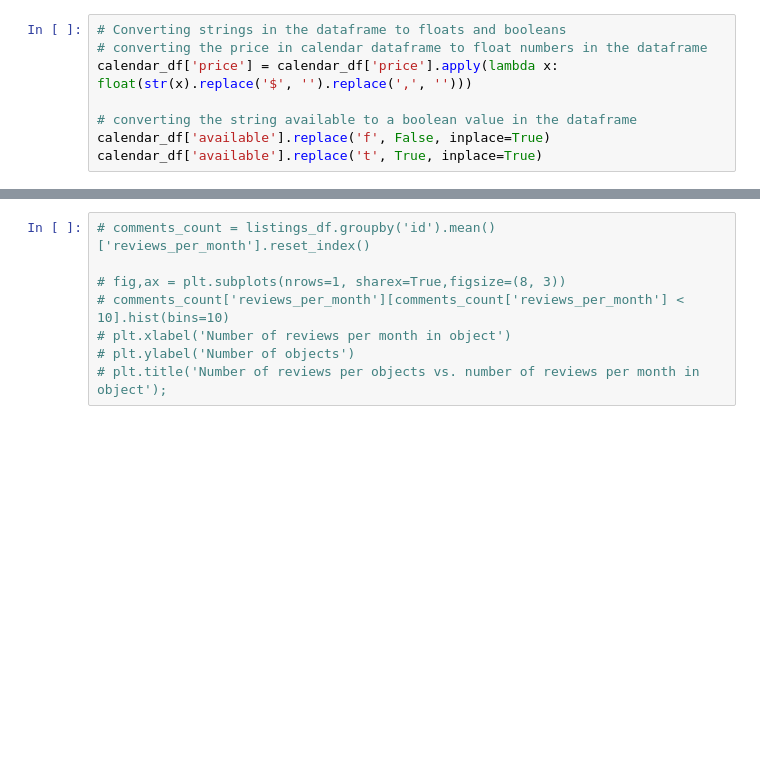
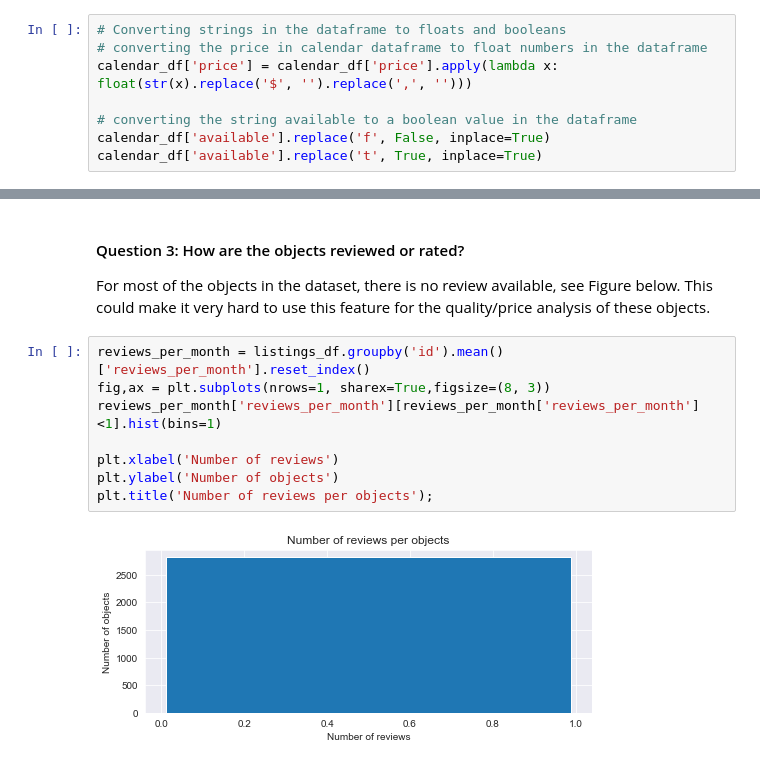
Before and after one commit to mirsadraee/Udacity_Data_Science_Projetcs, a Jupyter notebook: Project_01/Project_01_Airbnb_Data_Analysis.ipynb, the cells around one changed output, grey strips where cells are left out. Cells and saved outputs as stored; diff of their text form; blank space fills up the shorter version.

```diff
--- a/Project_01/Project_01_Airbnb_Data_Analysis.ipynb
+++ b/Project_01/Project_01_Airbnb_Data_Analysis.ipynb
@@ -86,8 +170,13 @@ plt.title('Number of objects vs. number of beds in object');
+# %% [markdown]
+#### Question 3: How are the objects reviewed or rated?
+For most of the objects in the dataset, there is no review available, see Figure below. This could make it very hard to use this feature for the quality/price analysis of these objects.
 # %%
-# comments_count = listings_df.groupby('id').mean()['reviews_per_month'].reset_index()
+reviews_per_month = listings_df.groupby('id').mean()['reviews_per_month'].reset_index()
+fig,ax = plt.subplots(nrows=1, sharex=True,figsize=(8, 3))
+reviews_per_month['reviews_per_month'][reviews_per_month['reviews_per_month']<1].hist(bins=1)
 
-# fig,ax = plt.subplots(nrows=1, sharex=True,figsize=(8, 3))
-# comments_count['reviews_per_month'][comments_count['reviews_per_month'] < 10].hist(bins=10)
-# plt.xlabel('Number of reviews per month in object')
-# plt.ylabel('Number of objects')
-# plt.title('Number of reviews per objects vs. number of reviews per month in object');
+plt.xlabel('Number of reviews')
+plt.ylabel('Number of objects')
+plt.title('Number of reviews per objects');
+# %% [output]
+[figure, added]
```
Also changed, not shown: parts of 32 cells of this notebook, 3 other files.
